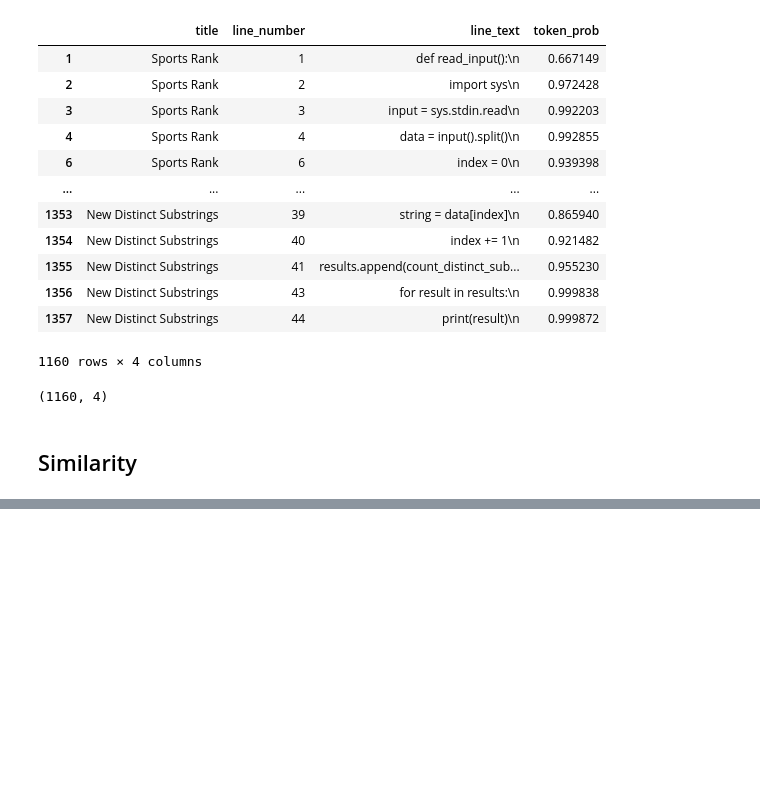
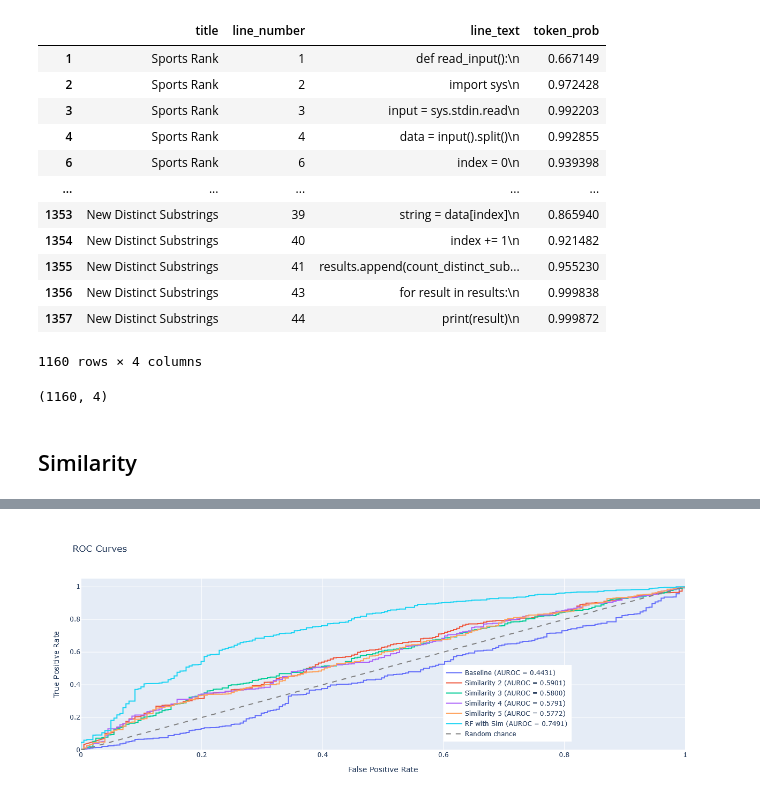
Before and after one commit to CristinaRacovita/codegen-uncertainty, a Jupyter notebook: auroc_curve.ipynb, the cells around one changed output, grey strips where cells are left out. Saved outputs shown, nothing was run; the diff lists cells and outputs as text; code cells hidden in the pictures; blank space fills up the shorter version.

```diff
--- a/auroc_curve.ipynb
+++ b/auroc_curve.ipynb
@@ -116,0 +118,4 @@ plot_multiple_roc_curves(roc_data)
+# %%
+plot_multiple_roc_curves(roc_data)
+# %% [output]
+[figure, added]
```
Also changed, not shown: parts of 2 cells of this notebook.
